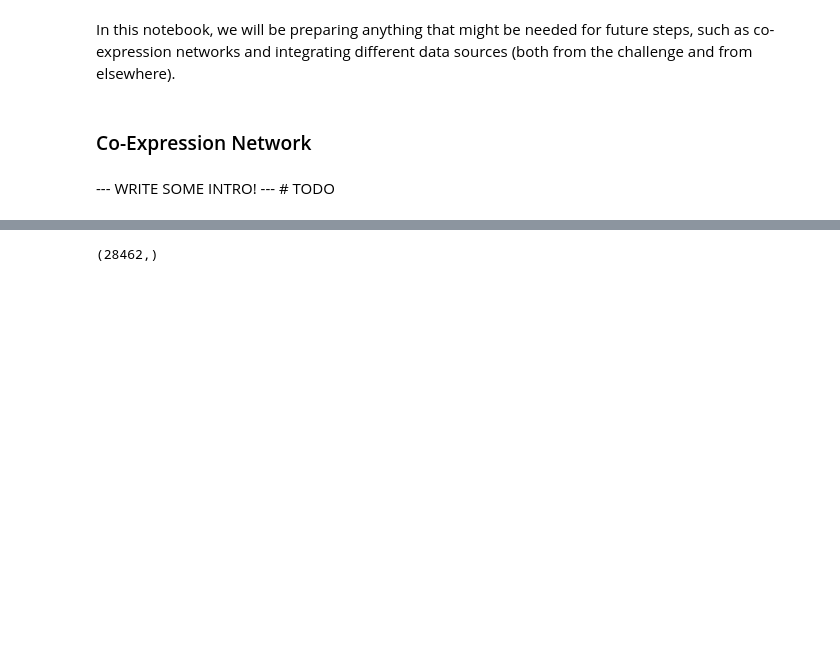
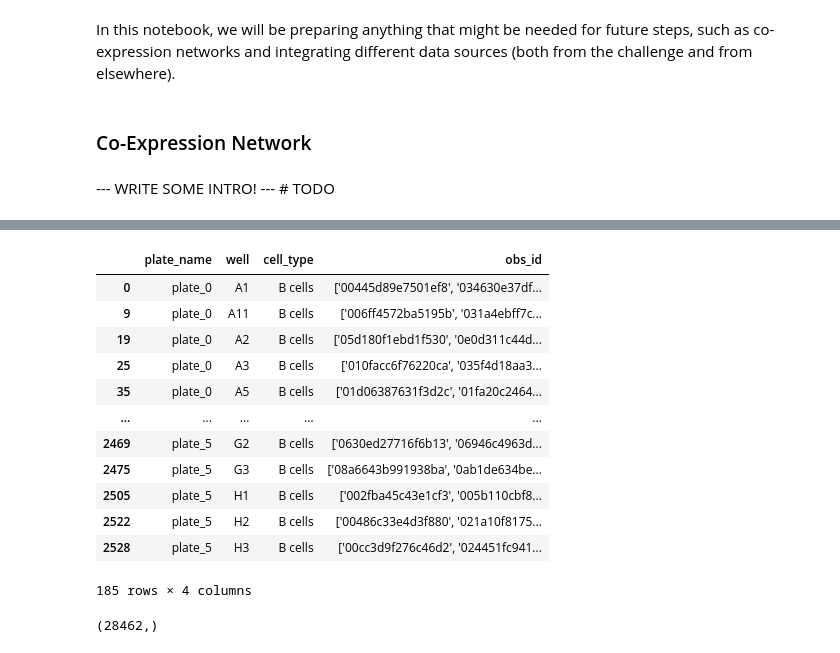
Before and after one commit to arazthexd/Kaggle_SCP, a Jupyter notebook: notebooks/1_preparation.ipynb, the cells around one changed output, grey strips where cells are left out. Cells and saved outputs as stored; diff of their text form; code cells hidden in the pictures; blank space fills up the shorter version.

```diff
--- a/notebooks/1_preparation.ipynb
+++ b/notebooks/1_preparation.ipynb
@@ -49,3 +65,22 @@ for batch in adata_file.iter_batches(batch_size=batch_group_size):
+# %%
+def create_combined_obs_exp(groups, exp_data):
+    for row in groups["obs_id"]:
+        sample = exp_data[exp_data["obs_id"].isin(row)]
+        max_exp = sample.max()
+# %% [output]
+|  | plate_name | well | cell_type | obs_id |
+| 0 | plate_0 | A1 | B cells | ['00445d89e7501ef8', '034630e37df... |
+| 9 | plate_0 | A11 | B cells | ['006ff4572ba5195b', '031a4ebff7c... |
+| 19 | plate_0 | A2 | B cells | ['05d180f1ebd1f530', '0e0d311c44d... |
+| 25 | plate_0 | A3 | B cells | ['010facc6f76220ca', '035f4d18aa3... |
+| 35 | plate_0 | A5 | B cells | ['01d06387631f3d2c', '01fa20c2464... |
+| ... | ... | ... | ... | ... |
+| 2469 | plate_5 | G2 | B cells | ['0630ed27716f6b13', '06946c4963d... |
+| 2475 | plate_5 | G3 | B cells | ['08a6643b991938ba', '0ab1de634be... |
+| 2505 | plate_5 | H1 | B cells | ['002fba45c43e1cf3', '005b110cbf8... |
+| 2522 | plate_5 | H2 | B cells | ['00486c33e4d3f880', '021a10f8175... |
+| 2528 | plate_5 | H3 | B cells | ['00cc3d9f276c46d2', '024451fc941... |
+185 rows × 4 columns
 # %%
 target_adata_df["obs_id"].unique().shape
 # %% [output]
```
Also changed, not shown: parts of 7 cells of this notebook, 1 other file.
